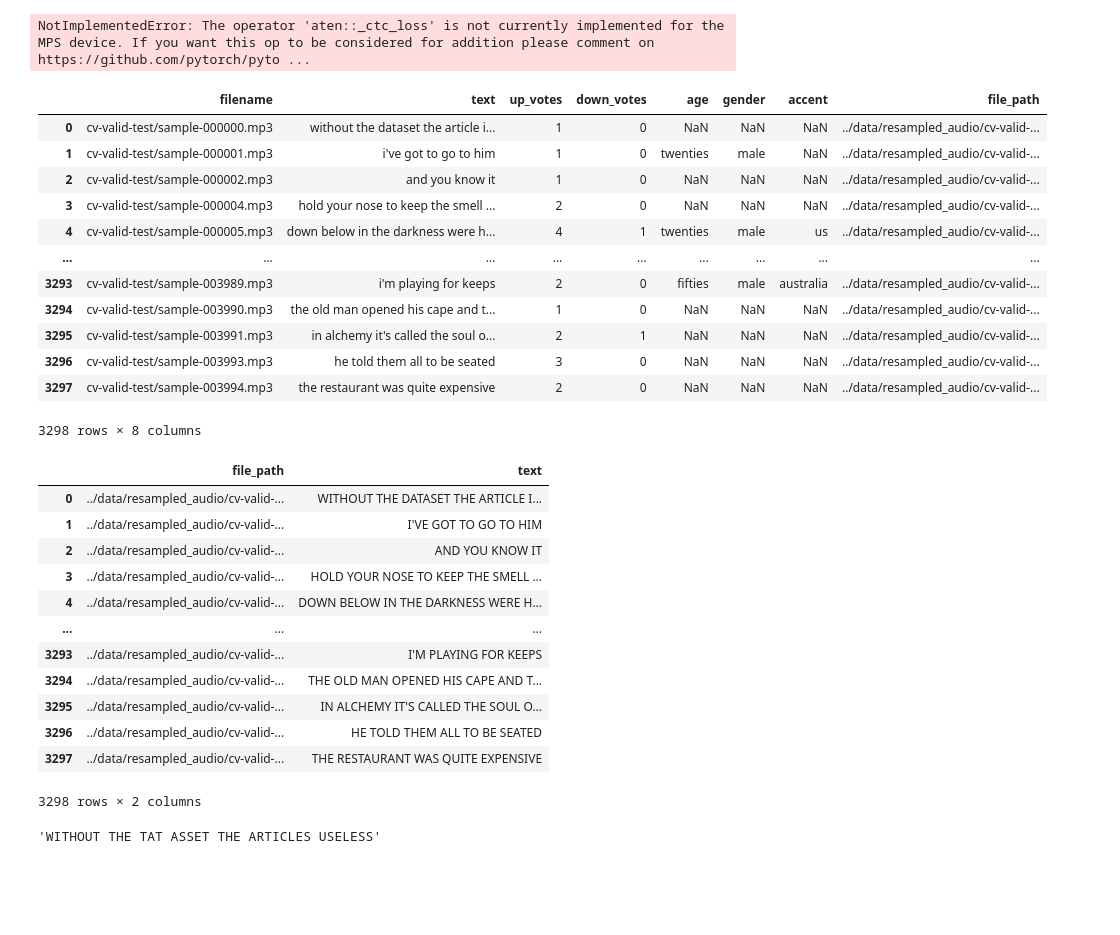
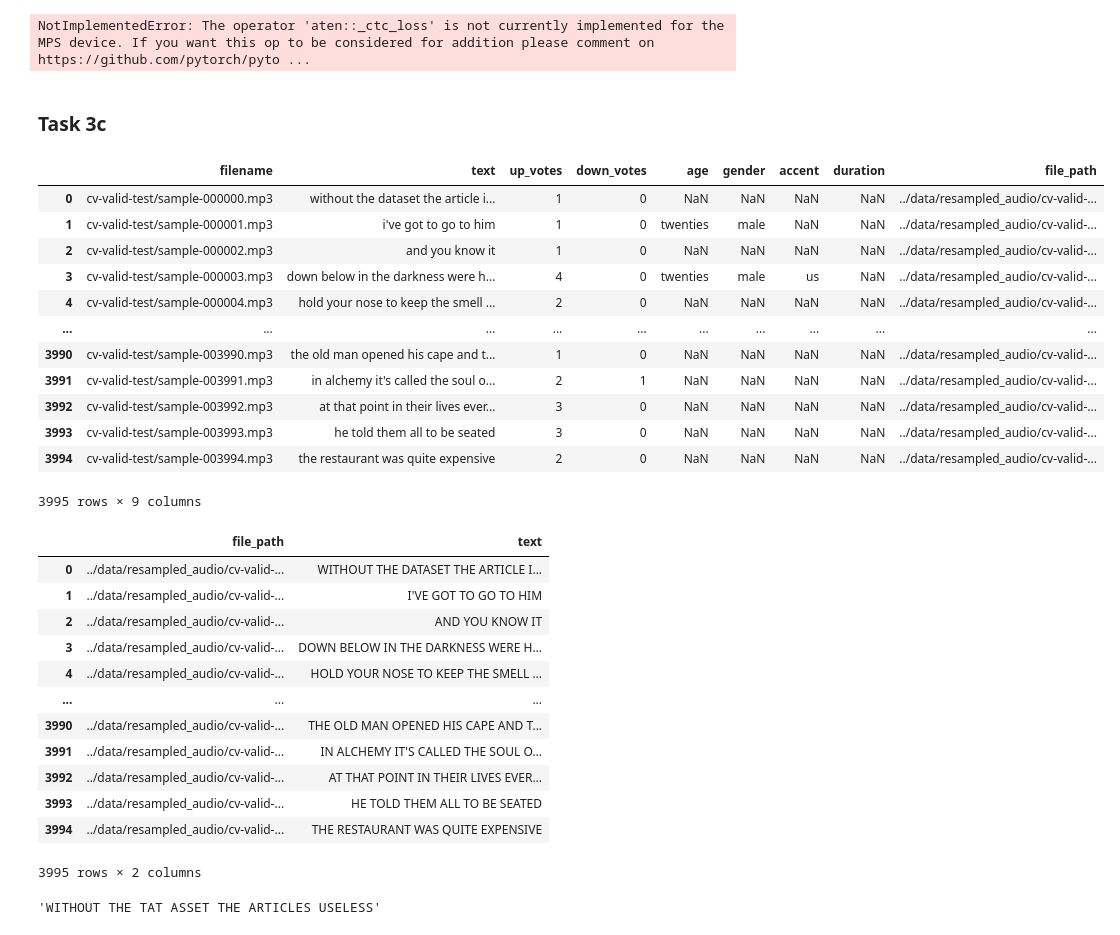
Before and after one commit to brandonneo00/technical_test, a Jupyter notebook: asr-train/cv-train-2a.ipynb, the cells around one changed output. Drawn from its saved outputs; the diff is of its cells as text; code cells hidden in the pictures; blank space fills up the shorter version.

```diff
--- a/asr-train/cv-train-2a.ipynb
+++ b/asr-train/cv-train-2a.ipynb
@@ -247,24 +245,26 @@ NotImplementedError: The operator 'aten::_ctc_loss' is not currently implemented
+# %% [markdown]
+### Task 3c
 # %%
 # Import
-test_df = pd.read_csv("../data/common_voice/cv-valid-test_filtered.csv")
+test_df = pd.read_csv("../data/common_voice/cv-valid-test.csv")
 
 # Create filepath col to audiofiles
 test_df['file_path'] = test_df['filename'].apply(lambda x: os.path.join("../data/resampled_audio/", x))
 test_df
 # %% [output]
-|  | filename | text | up_votes | down_votes | age | gender | accent | file_path |
-| 0 | cv-valid-test/sample-000000.mp3 | without the dataset the article i... | 1 | 0 | NaN | NaN | NaN | ../data/resampled_audio/cv-valid-... |
-| 1 | cv-valid-test/sample-000001.mp3 | i've got to go to him | 1 | 0 | twenties | male | NaN | ../data/resampled_audio/cv-valid-... |
-| 2 | cv-valid-test/sample-000002.mp3 | and you know it | 1 | 0 | NaN | NaN | NaN | ../data/resampled_audio/cv-valid-... |
-| 3 | cv-valid-test/sample-000004.mp3 | hold your nose to keep the smell ... | 2 | 0 | NaN | NaN | NaN | ../data/resampled_audio/cv-valid-... |
-| 4 | cv-valid-test/sample-000005.mp3 | down below in the darkness were h... | 4 | 1 | twenties | male | us | ../data/resampled_audio/cv-valid-... |
-| ... | ... | ... | ... | ... | ... | ... | ... | ... |
-| 3293 | cv-valid-test/sample-003989.mp3 | i'm playing for keeps | 2 | 0 | fifties | male | australia | ../data/resampled_audio/cv-valid-... |
-| 3294 | cv-valid-test/sample-003990.mp3 | the old man opened his cape and t... | 1 | 0 | NaN | NaN | NaN | ../data/resampled_audio/cv-valid-... |
-| 3295 | cv-valid-test/sample-003991.mp3 | in alchemy it's called the soul o... | 2 | 1 | NaN | NaN | NaN | ../data/resampled_audio/cv-valid-... |
-| 3296 | cv-valid-test/sample-003993.mp3 | he told them all to be seated | 3 | 0 | NaN | NaN | NaN | ../data/resampled_audio/cv-valid-... |
-| 3297 | cv-valid-test/sample-003994.mp3 | the restaurant was quite expensive | 2 | 0 | NaN | NaN | NaN | ../data/resampled_audio/cv-valid-... |
+|  | filename | text | up_votes | down_votes | age | gender | accent | duration | file_path |
+| 0 | cv-valid-test/sample-000000.mp3 | without the dataset the article i... | 1 | 0 | NaN | NaN | NaN | NaN | ../data/resampled_audio/cv-valid-... |
+| 1 | cv-valid-test/sample-000001.mp3 | i've got to go to him | 1 | 0 | twenties | male | NaN | NaN | ../data/resampled_audio/cv-valid-... |
+| 2 | cv-valid-test/sample-000002.mp3 | and you know it | 1 | 0 | NaN | NaN | NaN | NaN | ../data/resampled_audio/cv-valid-... |
+| 3 | cv-valid-test/sample-000003.mp3 | down below in the darkness were h... | 4 | 0 | twenties | male | us | NaN | ../data/resampled_audio/cv-valid-... |
+| 4 | cv-valid-test/sample-000004.mp3 | hold your nose to keep the smell ... | 2 | 0 | NaN | NaN | NaN | NaN | ../data/resampled_audio/cv-valid-... |
+| ... | ... | ... | ... | ... | ... | ... | ... | ... | ... |
+| 3990 | cv-valid-test/sample-003990.mp3 | the old man opened his cape and t... | 1 | 0 | NaN | NaN | NaN | NaN | ../data/resampled_audio/cv-valid-... |
+| 3991 | cv-valid-test/sample-003991.mp3 | in alchemy it's called the soul o... | 2 | 1 | NaN | NaN | NaN | NaN | ../data/resampled_audio/cv-valid-... |
+| 3992 | cv-valid-test/sample-003992.mp3 | at that point in their lives ever... | 3 | 0 | NaN | NaN | NaN | NaN | ../data/resampled_audio/cv-valid-... |
+| 3993 | cv-valid-test/sample-003993.mp3 | he told them all to be seated | 3 | 0 | NaN | NaN | NaN | NaN | ../data/resampled_audio/cv-valid-... |
+| 3994 | cv-valid-test/sample-003994.mp3 | the restaurant was quite expensive | 2 | 0 | NaN | NaN | NaN | NaN | ../data/resampled_audio/cv-valid-... |
-3298 rows × 8 columns
+3995 rows × 9 columns
 # %%
 test_df_subset = test_df[['file_path', 'text']].copy()
 test_df_subset['text'] = test_df_subset['text'].str.upper()
@@ -274,15 +274,15 @@ test_df_subset
 | 0 | ../data/resampled_audio/cv-valid-... | WITHOUT THE DATASET THE ARTICLE I... |
 | 1 | ../data/resampled_audio/cv-valid-... | I'VE GOT TO GO TO HIM |
 | 2 | ../data/resampled_audio/cv-valid-... | AND YOU KNOW IT |
-| 3 | ../data/resampled_audio/cv-valid-... | HOLD YOUR NOSE TO KEEP THE SMELL ... |
-| 4 | ../data/resampled_audio/cv-valid-... | DOWN BELOW IN THE DARKNESS WERE H... |
+| 3 | ../data/resampled_audio/cv-valid-... | DOWN BELOW IN THE DARKNESS WERE H... |
+| 4 | ../data/resampled_audio/cv-valid-... | HOLD YOUR NOSE TO KEEP THE SMELL ... |
 | ... | ... | ... |
-| 3293 | ../data/resampled_audio/cv-valid-... | I'M PLAYING FOR KEEPS |
-| 3294 | ../data/resampled_audio/cv-valid-... | THE OLD MAN OPENED HIS CAPE AND T... |
-| 3295 | ../data/resampled_audio/cv-valid-... | IN ALCHEMY IT'S CALLED THE SOUL O... |
-| 3296 | ../data/resampled_audio/cv-valid-... | HE TOLD THEM ALL TO BE SEATED |
-| 3297 | ../data/resampled_audio/cv-valid-... | THE RESTAURANT WAS QUITE EXPENSIVE |
+| 3990 | ../data/resampled_audio/cv-valid-... | THE OLD MAN OPENED HIS CAPE AND T... |
+| 3991 | ../data/resampled_audio/cv-valid-... | IN ALCHEMY IT'S CALLED THE SOUL O... |
+| 3992 | ../data/resampled_audio/cv-valid-... | AT THAT POINT IN THEIR LIVES EVER... |
+| 3993 | ../data/resampled_audio/cv-valid-... | HE TOLD THEM ALL TO BE SEATED |
+| 3994 | ../data/resampled_audio/cv-valid-... | THE RESTAURANT WAS QUITE EXPENSIVE |
-3298 rows × 2 columns
+3995 rows × 2 columns
 # %%
 def get_prediction(model, processor, audio_path):
     audio, sr = torchaudio.load(audio_path)
```
Also changed, not shown: parts of 9 cells of this notebook, 7 other files.
